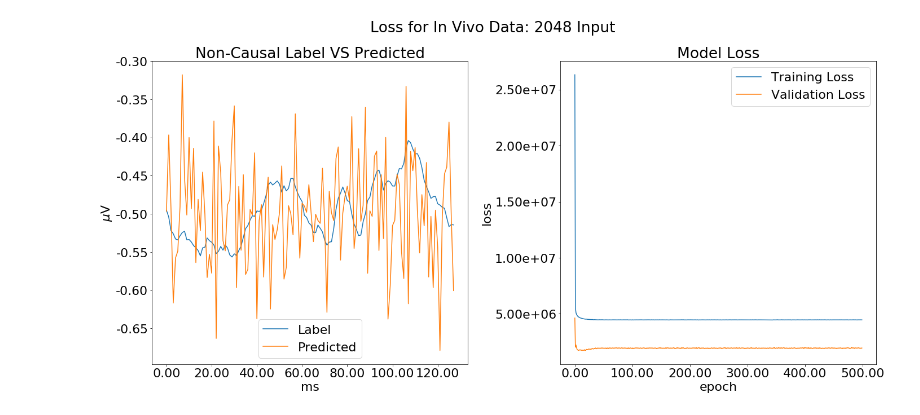
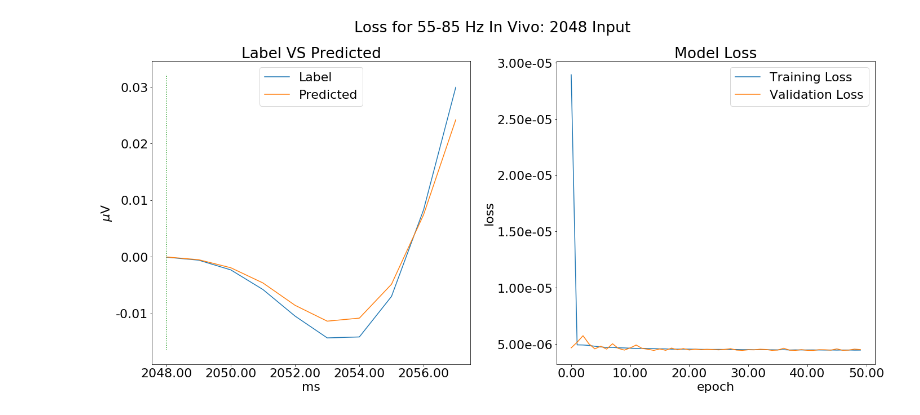
Before and after one commit to MJC598/Neuron_Burst_Analysis, a Jupyter notebook: causal_vs_noncausal_filtering.ipynb, the cells around one changed output. Drawn from its saved outputs; the diff is of its cells as text; code cells hidden in the pictures.

Commit message:
Doing exploratory data analysis on invivo data

```diff
--- a/causal_vs_noncausal_filtering.ipynb
+++ b/causal_vs_noncausal_filtering.ipynb
@@ -1,4 +1,8 @@
 # %%
 import numpy as np
+import pandas as pd
 
-INVIVO_RAW_PATH = '/home/matt/repos/Research/Neuron_Burst_Analysis/data/invivo/LFP_BLA_gamma.mat'
+# INVIVO_RAW_PATH = '/home/matt/repos/Research/Neuron_Burst_Analysis/data/invivo/LFP_BLA_gamma.mat'
+# INVIVO_RAW_PATH = '/home/matt/data/InVivoLFPs/SyntheticData/SyntheticData/LFP_BLA_gamma_syn_background.mat'
+# INVIVO_RAW_PATH = '/home/matt/data/InVivoLFPs/SyntheticData/SyntheticData/LFP_BLA_gamma_syn_signal.mat'
+INVIVO_RAW_PATH = '/home/matt/data/InVivoLFPs/SyntheticData/SyntheticData/LFP_BLA_gamma_syn_bg_like_sig.mat'
@@ -240,11 +345,14 @@ def train_model(model: nn.Module,
     return training_loss, validation_loss
 # %%
 import copy
-from lfp_prediction.models.LFPNet import FCN, CNN
+from lfp_prediction.models.LFPNet import FCN, CNN, BaselineLSTM
 
-epochs = 500
+epochs = 50
 
-model = CNN(in_size=2048, h_size=500, out_size=128)
+# model = CNN(in_size=2048, h_size=500, out_size=10)
+# model = FCN(in_size=2048, h_size=500, out_size=10)
+model = BaselineLSTM(in_size=1, h_size=50, out_size=10)
+# model.load_state_dict(torch.load('LSTM_syn_gamma_decomposition.pth'))
 model_initial = copy.deepcopy(model)
 device = torch.device("cuda:0" if torch.cuda.is_available() else "cpu")
 model.to(device)
@@ -334,43 +464,64 @@ plt.show()
 %matplotlib inline
 from matplotlib.ticker import FormatStrFormatter
 
-# scaled_t_loss = [l/split_idx for l in t_loss]
-# scaled_v_loss = [l/(data.shape[0] - split_idx) for l in v_loss]
-
-scaled_t_loss = [l/batch_size for l in t_loss]
-scaled_v_loss = [l/batch_size for l in v_loss]
+scaled_t_loss = [l/(split_idx/batch_size) for l in t_loss]
+scaled_v_loss = [l/((data.shape[0] - split_idx)/batch_size) for l in v_loss]
 
 plt.rcParams['figure.figsize'] = (20, 10)
 plt.rcParams['font.size'] = 22
 
-fig, axs = plt.subplots(1,2)
+fig = plt.figure(figsize=(20,10))
+gs = GridSpec(1,2)
 
-# fig.suptitle('Loss for {}-{} Hz In Vivo: 2048 Input'.format(frequency_band[0], frequency_band[1]))
-fig.suptitle('Loss for In Vivo Data: 2048 Input')
+# ax1 = fig.add_subplot()
+ax1 = fig.add_subplot(gs[0,0])
+ax2 = fig.add_subplot(gs[0,1])
 
-t = np.arange(0, 128, 1)
+fig.suptitle('Loss for {}-{} Hz In Vivo: 2048 Input'.format(frequency_band[0], frequency_band[1]))
+# fig.suptitle('Loss for In Vivo Data: 2048 Input')
 
-time_var = 128
+# t = np.arange(2028, 2128, 1)
+# t = np.arange(params.PREVIOUS_TIME-20, params.PREVIOUS_TIME+80, 1)
+t = np.arange(params.PREVIOUS_TIME-look_back, params.PREVIOUS_TIME+params.LOOK_AHEAD, 1)
 
-axs[0].plot(t, y[0,0,:], label='Label')
-axs[0].plot(t, output[0,0,:], label='Predicted')
+time_var = 100
+
+print(y[0,0,look_back:].shape)
+print(output[0,look_back:].shape)
+
+ax1.plot(t, y[0,0,:], label='Label')
+ax1.plot(t, output[0,:], label='Predicted')
+ax1.plot([params.PREVIOUS_TIME, params.PREVIOUS_TIME], ax1.get_ylim(), ':')
 # axs[0].set_ylim(bottom=-0.0075, top=0.0075)
-axs[0].set_xlabel('ms')
-axs[0].set_ylabel(r'$\mu$V')
-axs[0].set_title('Non-Causal Label VS Predicted')
-axs[0].yaxis.set_major_formatter(FormatStrFormatter('%.2f'))
-axs[0].xaxis.set_major_formatter(FormatStrFormatter('%.2f'))
-axs[0].legend(loc='best')
+ax1.set_xlabel('ms')
+ax1.set_ylabel(r'$\mu$V')
+ax1.set_title('Label VS Predicted')
+ax1.yaxis.set_major_formatter(FormatStrFormatter('%.2f'))
+ax1.xaxis.set_major_formatter(FormatStrFormatter('%.2f'))
+ax1.legend(loc='best')
 
-axs[1].plot(np.arange(epochs), np.array(scaled_t_loss), label='Training Loss')
-axs[1].plot(np.arange(epochs), np.array(scaled_v_loss), label='Validation Loss')
-axs[1].set_xlabel('epoch')
-axs[1].set_ylabel('loss')
-axs[1].set_title('Model Loss')
-axs[1].yaxis.set_major_formatter(FormatStrFormatter('%.2e'))
-axs[1].xaxis.set_major_formatter(FormatStrFormatter('%.2f'))
-axs[1].legend(loc='best')
+ax2.plot(np.arange(epochs), np.array(scaled_t_loss), label='Training Loss')
+ax2.plot(np.arange(epochs), np.array(scaled_v_loss), label='Validation Loss')
+ax2.set_xlabel('epoch')
+ax2.set_ylabel('loss')
+ax2.set_title('Model Loss')
+ax2.yaxis.set_major_formatter(FormatStrFormatter('%.2e'))
+ax2.xaxis.set_major_formatter(FormatStrFormatter('%.2f'))
+ax2.legend(loc='best')
+
+
+# z, a = signal.butter(4, frequency_band, btype='bandpass', output='ba', fs=1000)
+# ax3.plot(np.arange(2028, 2128, 1), signal.lfilter(z, a, np.flip(y), axis=0)[0,0,:100], label='Label')
+# ax3.plot(np.arange(2028, 2128, 1), signal.lfilter(z, a, np.flip(output[0,0,:]), axis=0), label='Predicted')
+# ax3.plot([2048, 2048], ax3.get_ylim(), ':')
+# ax3.set_xlabel('ms')
+# ax3.set_ylabel(r'$\mu$V')
+# ax3.set_title('Non-Causal Filtered Label VS Predicted')
+# ax3.yaxis.set_major_formatter(FormatStrFormatter('%.2f'))
+# ax3.xaxis.set_major_formatter(FormatStrFormatter('%.2f'))
+# ax3.legend(loc='best')
 
 fig.tight_layout(rect=[0, 0.03, 1, 0.95])
+# plt.savefig('{}_{}NonCausal_LSTM.png'.format(frequency_band[0], frequency_band[1]), format='png')
 plt.show()
 # %% [output]
@@ -377 +530 @@ plt.show()
-[figure, old version]
+[figure, new version]
```
Also changed, not shown: parts of 13 cells of this notebook, 3 other files.
